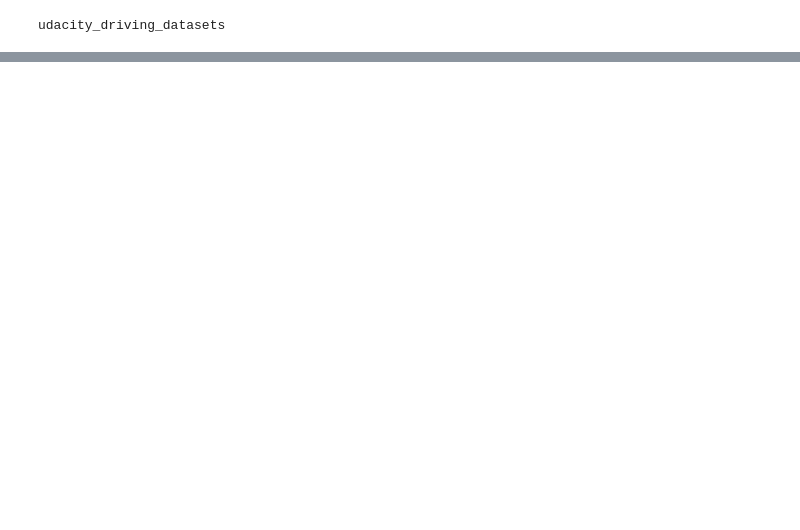
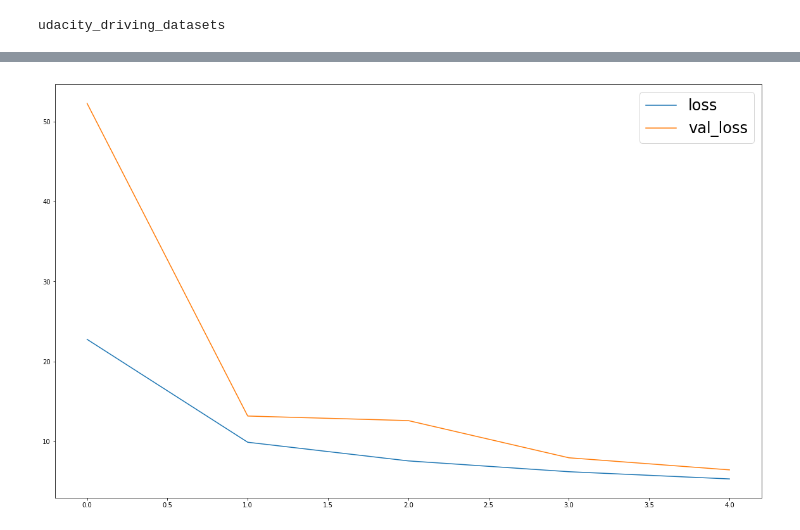
Before and after one commit to Klevertak/ssd_keras, a Jupyter notebook: DSSD_test.ipynb, the cells around one changed output, grey strips where cells are left out. Drawn from its saved outputs; the diff is of its cells as text; code cells hidden in the pictures; blank space fills up the shorter version.

```diff
--- a/DSSD_test.ipynb
+++ b/DSSD_test.ipynb
@@ -418,0 +565,15 @@ udacity_driving_datasets
+# %%
+img_height = 300 # Height of the input images
+img_width = 480 # Width of the input images
+img_channels = 3 # Number of color channels of the input images
+intensity_mean = 127.5 # Set this to your preference (maybe `None`). The current settings transform the input pixel values to the interval `[-1,1]`.
+intensity_range = 127.5 # Set this to your preference (maybe `None`). The current settings transform the input pixel values to the interval `[-1,1]`.
+n_classes = 5 # Number of positive classes
+scales = [0.08, 0.16, 0.32, 0.64, 0.96] # An explicit list of anchor box scaling factors. If this is passed, it will override `min_scale` and `max_scale`.
+aspect_ratios = [0.5, 1.0, 2.0] # The list of aspect ratios for the anchor boxes
+two_boxes_for_ar1 = True # Whether or not you want to generate two anchor boxes for aspect ratio 1
+steps = None # In case you'd like to set the step sizes for the anchor box grids manually; not recommended
+offsets = None # In case you'd like to set the offsets for the anchor box grids manually; not recommended
+clip_boxes = False # Whether or not to clip the anchor boxes to lie entirely within the image boundaries
+variances = [1.0, 1.0, 1.0, 1.0] # The list of variances by which the encoded target coordinates are scaled
+normalize_coords = True # Whether or not the model is supposed to use coordinates relative to the image size
@@ -418,0 +632,13 @@ udacity_driving_datasets
+# %%
+# If you're resuming a previous training, set `initial_epoch` and `final_epoch` accordingly.
+initial_epoch   = 0
+final_epoch     = 5
+steps_per_epoch = 1000
+
+history_dssd = model_dssd.fit_generator(generator=train_generator,
+                              steps_per_epoch=steps_per_epoch,
+                              epochs=final_epoch,
+                              callbacks=callbacks,
+                              validation_data=val_generator,
+                              validation_steps=ceil(val_dataset_size/batch_size),
+                              initial_epoch=initial_epoch)
@@ -418,0 +655,7 @@ udacity_driving_datasets
+# %%
+plt.figure(figsize=(20,12))
+plt.plot(history_dssd.history['loss'], label='loss')
+plt.plot(history_dssd.history['val_loss'], label='val_loss')
+plt.legend(loc='upper right', prop={'size': 24});
+# %% [output]
+[figure, added]
```
Also changed, not shown: parts of 21 cells of this notebook.
